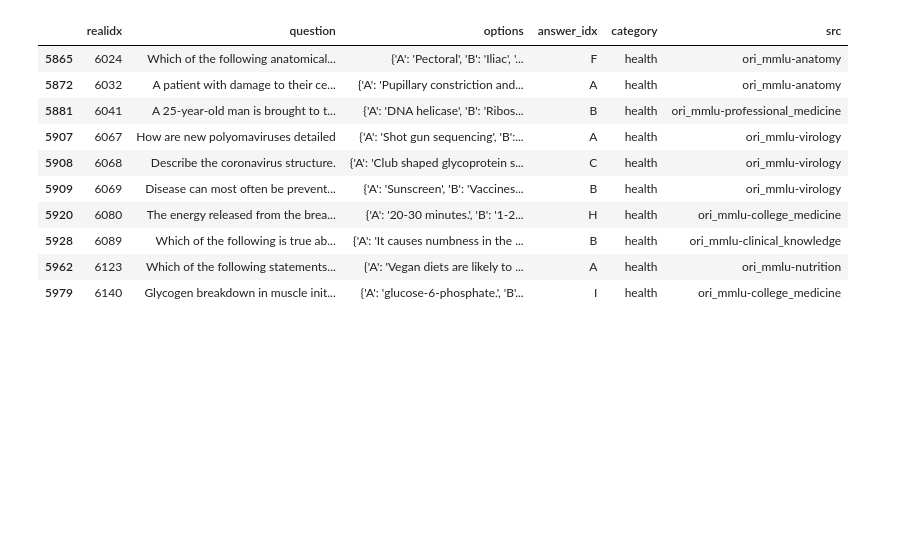
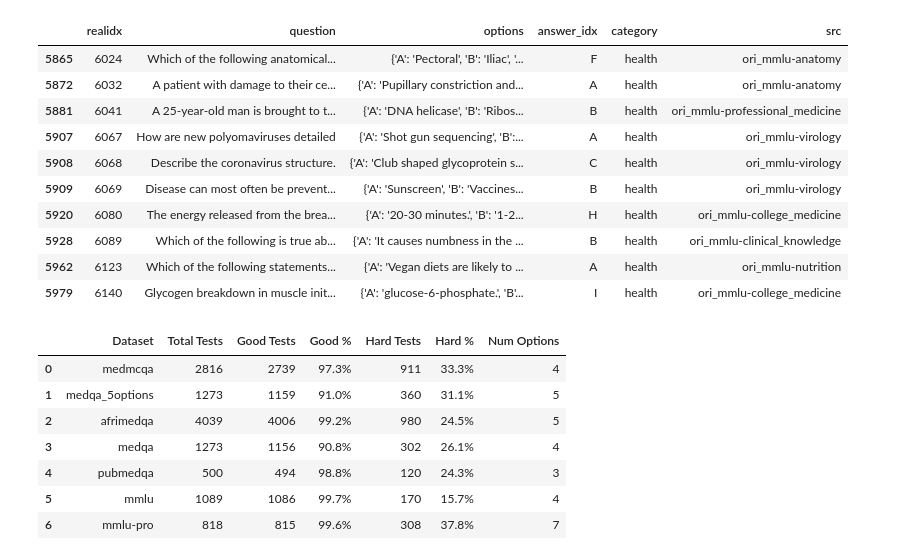
Before and after one commit to mahdi-shafiei/MedAgents-2, a Jupyter notebook: preprocess.ipynb, the cells around one changed output. Drawn from its saved outputs; the diff is of its cells as text; code cells hidden in the pictures; blank space fills up the shorter version.

Commit message:
[dataset] add statistics

```diff
--- a/preprocess.ipynb
+++ b/preprocess.ipynb
@@ -359,3 +359,70 @@ sampled_df.head(10)
 | 5928 | 6089 | Which of the following is true ab... | {'A': 'It causes numbness in the ... | B | health | ori_mmlu-clinical_knowledge |
 | 5962 | 6123 | Which of the following statements... | {'A': 'Vegan diets are likely to ... | A | health | ori_mmlu-nutrition |
 | 5979 | 6140 | Glycogen breakdown in muscle init... | {'A': 'glucose-6-phosphate.', 'B'... | I | health | ori_mmlu-college_medicine |
+# %%
+# Analyze results from label_hardset.py
+import glob
+from label_hardset import load_jsonl
+
+def analyze_dataset(base_path):
+    test_file = os.path.join(base_path, 'test.jsonl')
+    good_file = os.path.join(base_path, 'test_good.jsonl')
+    hard_file = os.path.join(base_path, 'test_hard.jsonl')
+
+    results = {}
+
+    # Get total tests and count options
+    if os.path.exists(test_file):
+        test_data = load_jsonl(test_file)
+        results['total'] = len(test_data)
+        # Count number of options in first question
+        if len(test_data) > 0 and 'options' in test_data[0]:
+            results['num_options'] = len(test_data[0]['options'])
+        else:
+            results['num_options'] = 0
+    else:
+        results['total'] = 0
+        results['num_options'] = 0
+
+    # Get good tests
+    if os.path.exists(good_file):
+        results['good'] = len(load_jsonl(good_file))
+    else:
+        results['good'] = 0
+
+    # Get hard tests
+    if os.path.exists(hard_file):
+        results['hard'] = len(load_jsonl(hard_file))
+    else:
+        results['hard'] = 0
+
+    return results
+
+datasets = glob.glob('./data/*')
+results = []
+
+for dataset in datasets:
+    name = os.path.basename(dataset)
+    stats = analyze_dataset(dataset)
+
+    results.append({
+        'Dataset': name,
+        'Total Tests': stats['total'],
+        'Good Tests': stats['good'],
+        'Good %': f"{stats['good']/stats['total']*100:.1f}%" if stats['total'] > 0 else "N/A",
+        'Hard Tests': stats['hard'],
+        'Hard %': f"{stats['hard']/stats['good']*100:.1f}%" if stats['good'] > 0 else "N/A",
+        'Num Options': stats['num_options']
+    })
+
+results_df = pd.DataFrame(results)
+display(results_df)
+# %% [output]
+|  | Dataset | Total Tests | Good Tests | Good % | Hard Tests | Hard % | Num Options |
+| 0 | medmcqa | 2816 | 2739 | 97.3% | 911 | 33.3% | 4 |
+| 1 | medqa_5options | 1273 | 1159 | 91.0% | 360 | 31.1% | 5 |
+| 2 | afrimedqa | 4039 | 4006 | 99.2% | 980 | 24.5% | 5 |
+| 3 | medqa | 1273 | 1156 | 90.8% | 302 | 26.1% | 4 |
+| 4 | pubmedqa | 500 | 494 | 98.8% | 120 | 24.3% | 3 |
+| 5 | mmlu | 1089 | 1086 | 99.7% | 170 | 15.7% | 4 |
+| 6 | mmlu-pro | 818 | 815 | 99.6% | 308 | 37.8% | 7 |
```
